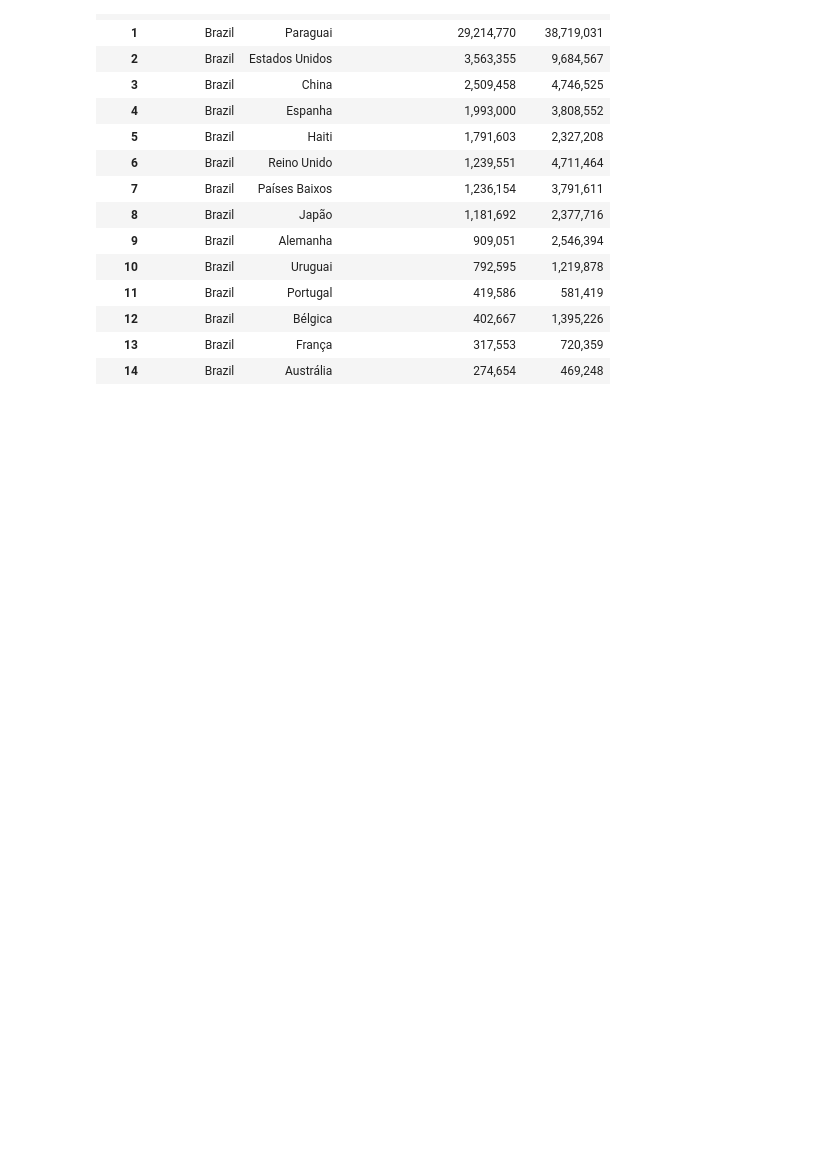
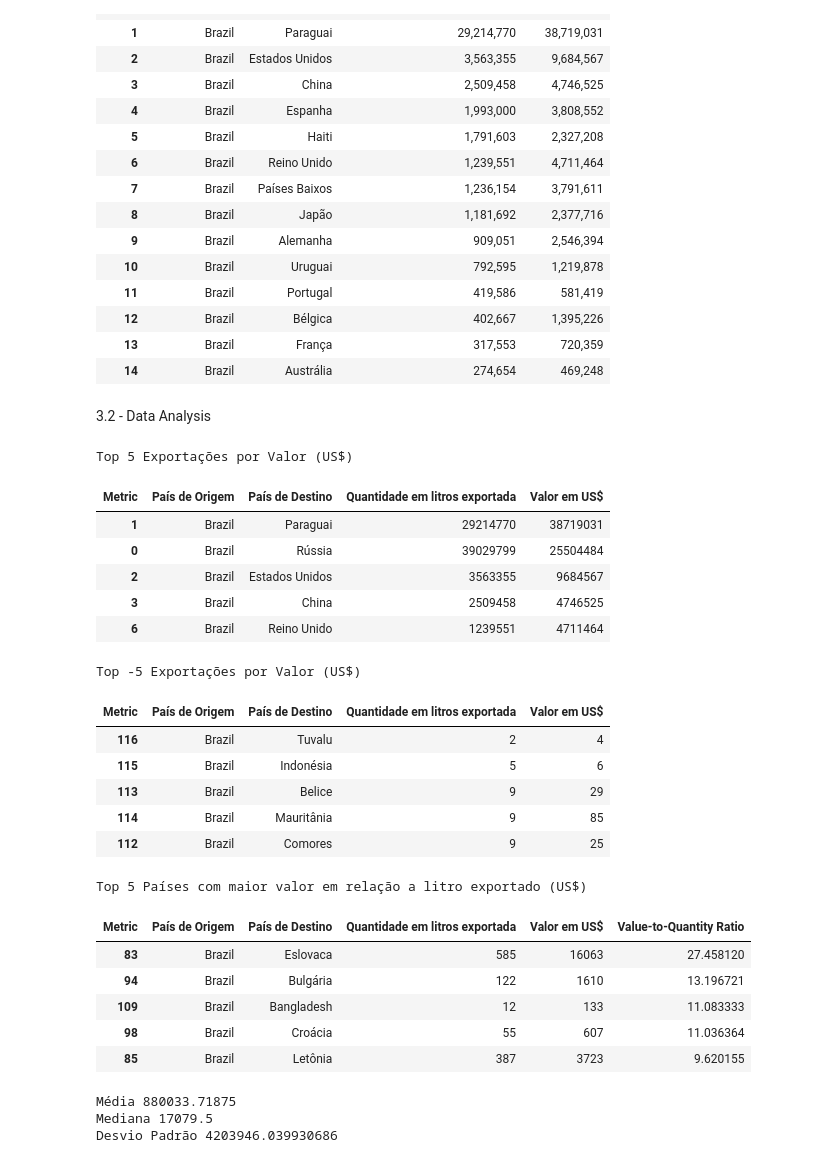
Before and after one commit to Xicojr/TechChallenge1, a Jupyter notebook: Ouput_Tabela_Tech_Challenge.ipynb, the cells around one changed output. Drawn from its saved outputs; the diff is of its cells as text; code cells hidden in the pictures; blank space fills up the shorter version.

Commit message:
add output required table

```diff
--- a/Ouput_Tabela_Tech_Challenge.ipynb
+++ b/Ouput_Tabela_Tech_Challenge.ipynb
@@ -153,3 +153,73 @@ df_sorted.head(15)
 | 12 | Brazil | Bélgica | 402,667 | 1,395,226 |
 | 13 | Brazil | França | 317,553 | 720,359 |
 | 14 | Brazil | Austrália | 274,654 | 469,248 |
+# %% [markdown]
+3.2 - Data Analysis
+# %%
+# fixes
+df_final['País de Destino'] = df_final['País de Destino'].replace('Alemanha, República Democrática', 'Alemanha')
+df_final['País de Destino'] = df_final['País de Destino'].replace('Eslovaca, Republica', 'Eslovaca')
+
+
+# Convert the formatted numbers back to integers for calculations
+df_sorted = df_final.sort_values(by='Quantidade em litros exportada', ascending=False).reset_index(drop=True)
+df_sorted['Quantidade em litros exportada'] = df_sorted['Quantidade em litros exportada'].apply(lambda x: '{:,}'.format(x))
+df_sorted['Valor em US$'] = df_sorted['Valor em US$'].apply(lambda x: '{:,}'.format(x))
+df_sorted['Quantidade em litros exportada'] = df_sorted['Quantidade em litros exportada'].str.replace(',', '').astype(int)
+df_sorted['Valor em US$'] = df_sorted['Valor em US$'].str.replace(',', '').astype(int)
+
+# 1. Top Export Destinations by Value
+df_top_value = df_sorted.sort_values(by='Valor em US$', ascending=False).head()
+print("\nTop 5 Exportações por Valor (US$)")
+display(df_top_value.head())
+
+# 2. Least Export Destinations by Quantity
+df_least_quantity = df_sorted[df_sorted['Quantidade em litros exportada'] > 0].sort_values(by='Quantidade em litros exportada').head()
+print("\nTop -5 Exportações por Valor (US$)")
+display(df_least_quantity.head())
+
+# 3. Value-to-Quantity Ratio
+df_sorted['Value-to-Quantity Ratio'] = df_sorted['Valor em US$'] / df_sorted['Quantidade em litros exportada']
+df_sorted['Value-to-Quantity Ratio'] = df_sorted['Value-to-Quantity Ratio'].fillna(0)  # Handle divisions by zero
+df_top_ratio = df_sorted.sort_values(by='Value-to-Quantity Ratio', ascending=False).head()
+print("\nTop 5 Países com maior valor em relação a litro exportado (US$)")
+display(df_top_ratio.head()) ## Contryes with highest value generated per liter exported
+
+
+# 4. Data Distribution
+mean_quantity = df_sorted['Quantidade em litros exportada'].mean()
+median_quantity = df_sorted['Quantidade em litros exportada'].median()
+std_dev_quantity = df_sorted['Quantidade em litros exportada'].std()
+
+mean_value = df_sorted['Valor em US$'].mean()
+median_value = df_sorted['Valor em US$'].median()
+std_dev_value = df_sorted['Valor em US$'].std()
+
+print("Média", mean_value)
+print("Mediana", median_value)
+print("Desvio Padrão", std_dev_value)
+# %% [output]
+Top 5 Exportações por Valor (US$)
+| Metric | País de Origem | País de Destino | Quantidade em litros exportada | Valor em US$ |
+| 1 | Brazil | Paraguai | 29214770 | 38719031 |
+| 0 | Brazil | Rússia | 39029799 | 25504484 |
+| 2 | Brazil | Estados Unidos | 3563355 | 9684567 |
+| 3 | Brazil | China | 2509458 | 4746525 |
+| 6 | Brazil | Reino Unido | 1239551 | 4711464 |
+Top -5 Exportações por Valor (US$)
+| Metric | País de Origem | País de Destino | Quantidade em litros exportada | Valor em US$ |
+| 116 | Brazil | Tuvalu | 2 | 4 |
+| 115 | Brazil | Indonésia | 5 | 6 |
+| 113 | Brazil | Belice | 9 | 29 |
+| 114 | Brazil | Mauritânia | 9 | 85 |
+| 112 | Brazil | Comores | 9 | 25 |
+Top 5 Países com maior valor em relação a litro exportado (US$)
+| Metric | País de Origem | País de Destino | Quantidade em litros exportada | Valor em US$ | Value-to-Quantity Ratio |
+| 83 | Brazil | Eslovaca | 585 | 16063 | 27.458120 |
+| 94 | Brazil | Bulgária | 122 | 1610 | 13.196721 |
+| 109 | Brazil | Bangladesh | 12 | 133 | 11.083333 |
+| 98 | Brazil | Croácia | 55 | 607 | 11.036364 |
+| 85 | Brazil | Letônia | 387 | 3723 | 9.620155 |
+Média 880033.71875
+Mediana 17079.5
+Desvio Padrão 4203946.039930686
```
Also changed, not shown: parts of 1 cell of this notebook.
